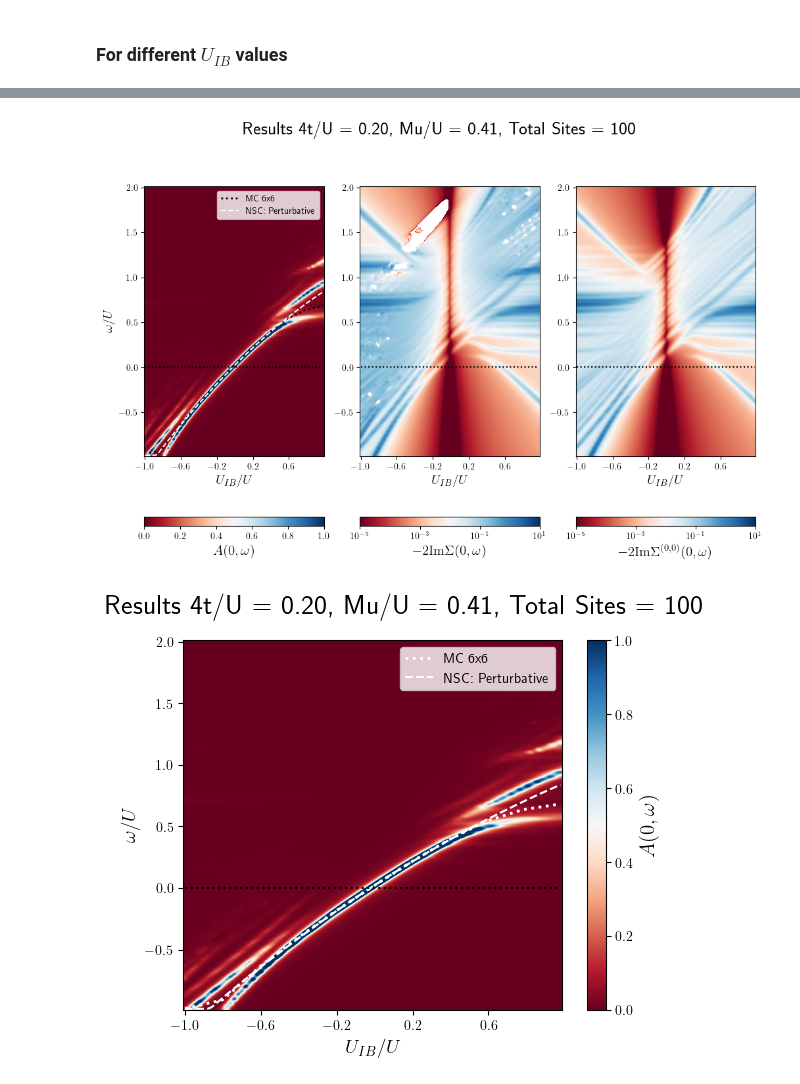
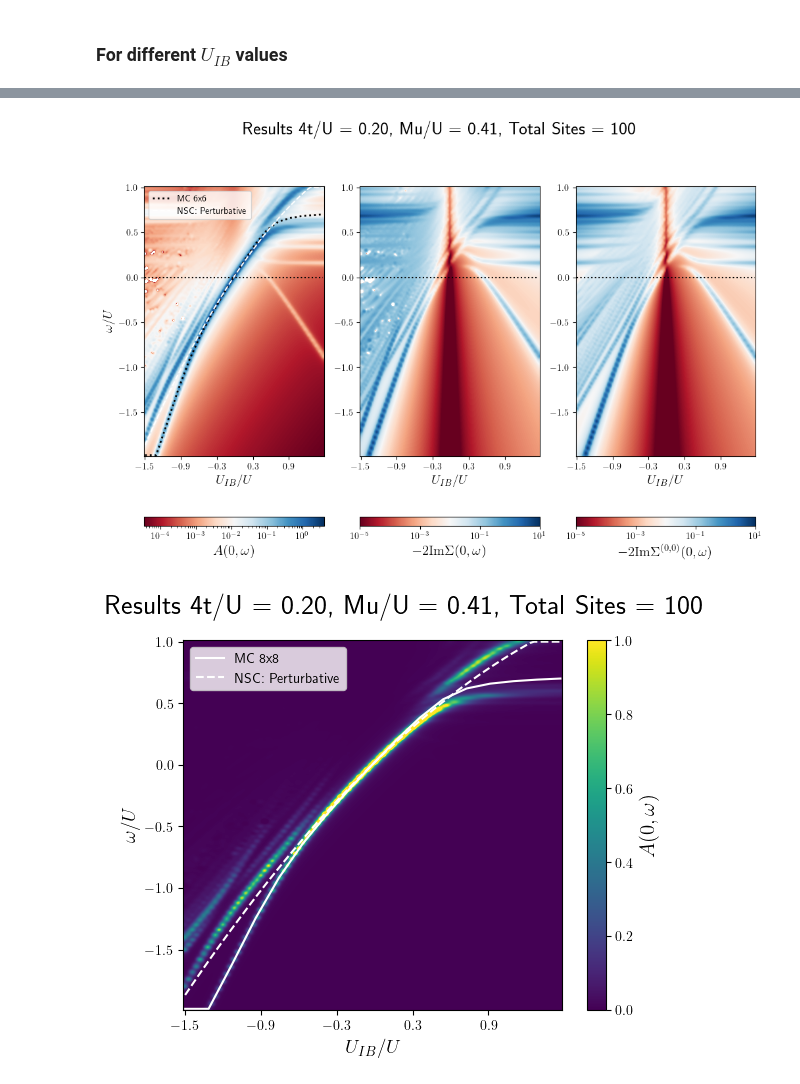
Before and after one commit to ragheedalhyder/BoseHubbard, a Jupyter notebook: src/Comparison_MC.ipynb, the cells around one changed output, grey strips where cells are left out. Saved outputs shown, nothing was run; the diff lists cells and outputs as text; code cells hidden in the pictures.

```diff
--- a/src/Comparison_MC.ipynb
+++ b/src/Comparison_MC.ipynb
@@ -38,8 +38,8 @@ M = Lx * Ly
 
 grid = Grid(Lx, Ly)
 
-num_en = 150 #150 # 100
-num_UIB = 100 # 100
+num_en = 250 #150 # 100
+num_UIB = 150 # 100
 en_vector = np.linspace(-2,1,num_en)
 UIBs = np.linspace(-1.5, 1.5, num_UIB)
 # %%
@@ -266,11 +259,9 @@ fig, (ax1, ax2, ax3) = plt.subplots(ncols = 3, figsize = (12,8))
 # Create the plot
 # Set the aspect ratio to the ratio of the number of x points to the number of y points
 aspect_ratio = 1#'auto'#1
-im1 = ax1.imshow(SpectralFuncs_rot, interpolation = 'bicubic', cmap='RdBu', aspect = aspect_ratio)#, norm=matplotlib.colors.LogNorm())
+im1 = ax1.imshow(SpectralFuncs_rot, interpolation = 'bicubic', cmap='RdBu', aspect = aspect_ratio, norm=matplotlib.colors.LogNorm())
 im2 = ax2.imshow(-2*np.imag(Sigma_rot), interpolation = 'bicubic',cmap='RdBu', aspect = aspect_ratio, norm=matplotlib.colors.LogNorm())
 im3 = ax3.imshow(-2*np.imag(Sigma00_rot), interpolation = 'bicubic',cmap='RdBu', aspect = aspect_ratio,norm=matplotlib.colors.LogNorm())
-
-
 
 
 # Select a subset of dJUs and en_vector for the ticks
@@ -310,18 +301,19 @@ cb2 = plt.colorbar(im2,orientation="horizontal")
 cb2.set_label(label = "$-2\mathrm{Im\Sigma(0,\omega)}$",size=15,weight='bold')
 cb3 = plt.colorbar(im3,orientation="horizontal")
 cb3.set_label(label = "$-2\mathrm{Im\Sigma^{(0,0)}(0,\omega)}$",size=15,weight='bold')
-im1.set_clim(0, 1)
+# im1.set_clim(0, 1)
 im2.set_clim(1e-5, 1e1)
 im3.set_clim(1e-5, 1e1)
-
 
 idx = np.searchsorted(en_vector, 0, side="left") # find \omega = 0
 
 # X, Y = np.meshgrid(UIBs, omega0s + omega1s + omega2s)
 # ax2 = ax.twinx()
 # Transform the y-coordinates of the plot to match the image coordinates
-plot_x = np.interp(u_ib_np, (u_ib_np.min(), u_ib_np.max()), (0, SpectralFuncs_rot.shape[1]-1))
-plot_y = SpectralFuncs_rot.shape[0] - 1 - np.interp(E_imp_np, (en_vector.min(), en_vector.max()), (0, SpectralFuncs_rot.shape[0]-1))
+uibmatija = u_ib_np8by8
+Eimpmatija = E_imp_np8by8
+plot_x = np.interp(uibmatija, (uibmatija.min(), uibmatija.max()), (0, SpectralFuncs_rot.shape[1]-1))
+plot_y = SpectralFuncs_rot.shape[0] - 1 - np.interp(Eimpmatija, (en_vector.min(), en_vector.max()), (0, SpectralFuncs_rot.shape[0]-1))
 
 # Another method to interpolate
 # interp_func_x = interp1d((u_ib_np.min(), u_ib_np.max()), (0, SpectralFuncs_rot.shape[1]-1), kind='linear', fill_value="extrapolate")
@@ -330,7 +322,6 @@ plot_y = SpectralFuncs_rot.shape[0] - 1 - np.interp(E_imp_np, (en_vector.min(),
 # # Use interpolation functions
 # plot_x = interp_func_x(u_ib_np)
 # plot_y = SpectralFuncs_rot.shape[0] - 1 - interp_func_y(E_imp_np)
-
 
 # Overlay the plot on top of the imshow figure
 fig.suptitle(f"Results 4t/U = {dJU:0.2f}, Mu/U = {muU:0.2f}, Total Sites = {M}", fontsize = 20)
@@ -355,7 +346,7 @@ ax1.legend()
 
 plt.show()
 # %% [output]
-[figure, old version]
+[figure, new version]
 # %%
 from scipy.interpolate import interp1d
 
@@ -372,7 +363,7 @@ fig, ax1 = plt.subplots( )
 # Create the plot
 # Set the aspect ratio to the ratio of the number of x points to the number of y points
 aspect_ratio = 0.65#'auto'#1
-im1 = ax1.imshow(SpectralFuncs_rot, interpolation = 'bicubic', cmap='RdBu', aspect = aspect_ratio)#, norm=matplotlib.colors.LogNorm())
+im1 = ax1.imshow(SpectralFuncs_rot, interpolation = 'bicubic', aspect = aspect_ratio)#, norm=matplotlib.colors.LogNorm())
 
 
 # Select a subset of dJUs and en_vector for the ticks
@@ -404,46 +395,45 @@ cb1.set_label(label="$A(0,\omega)$",size=15,weight='bold')
 
 im1.set_clim(0, 1)
 
-
-
 idx = np.searchsorted(en_vector, 0, side="left") # find \omega = 0
 
 # X, Y = np.meshgrid(UIBs, omega0s + omega1s + omega2s)
 # ax2 = ax.twinx()
 # Transform the y-coordinates of the plot to match the image coordinates
-# plot_x = np.interp(u_ib_np, (u_ib_np.min(), u_ib_np.max()), (0, SpectralFuncs_rot.shape[1]-1))
-# plot_y = SpectralFuncs_rot.shape[0] - 1 - np.interp(E_imp_np, (en_vector.min(), en_vector.max()), (0, SpectralFuncs_rot.shape[0]-1))
+plot_x = np.interp(uibmatija, (uibmatija.min(), uibmatija.max()), (0, SpectralFuncs_rot.shape[1]-1))
+plot_y_matija = SpectralFuncs_rot.shape[0] - 1 - np.interp(Eimpmatija, (en_vector.min(), en_vector.max()), (0, SpectralFuncs_rot.shape[0]-1))
 
-# Another method to interpolate
-interp_func_x = interp1d((u_ib_np.min(), u_ib_np.max()), (0, SpectralFuncs_rot.shape[1]-1), kind='linear', fill_value="extrapolate")
-interp_func_y = interp1d((en_vector.min(), en_vector.max()), (0, SpectralFuncs_rot.shape[0]-1), kind='linear', fill_value="extrapolate")
+# # Another method to interpolate
+# interp_func_x = interp1d((uibmatija.min(), uibmatija.max()), (0, SpectralFuncs_rot.shape[1]-1), kind='linear', fill_value="extrapolate")
 
-# Use interpolation functions
-plot_x = interp_func_x(u_ib_np)
-plot_y = SpectralFuncs_rot.shape[0] - 1 - interp_func_y(E_imp_np)
-plot_y[plot_y >149] = 149
+# interp_func_y = interp1d((en_vector.min(), en_vector.max()), (0, SpectralFuncs_rot.shape[0]-1), kind='linear', fill_value="extrapolate")
+
+# # Use interpolation functions
+# plot_x = interp_func_x(uibmatija)
+# plot_y = SpectralFuncs_rot.shape[0] - 1 - interp_func_y(Eimpmatija)
+# plot_y[plot_y >149] = 149
 
 # Overlay the plot on top of the imshow figure
 fig.suptitle(f"Results 4t/U = {dJU:0.2f}, Mu/U = {muU:0.2f}, Total Sites = {M}", fontsize = 12)
-ax1.plot(plot_x, plot_y, linestyle = ':', label='MC 6x6', color='white', linewidth=2)
+ax1.plot(plot_x, plot_y_matija, label='MC 8x8', color='white', linewidth=1.5)
 
 plot_x = np.interp(UIBs, (UIBs.min(), UIBs.max()), (0, SpectralFuncs_rot.shape[1]-1))
 plot_y = SpectralFuncs_rot.shape[0] - 1 - np.interp(omega0s + omega1s + omega2s, (en_vector.min(), en_vector.max()), (0, SpectralFuncs_rot.shape[0]-1))
 plot_non_T = SpectralFuncs_rot.shape[0] - 1 - np.interp(np.real(Sigma_rot[idx,:]), (en_vector.min(), en_vector.max()), (0, SpectralFuncs_rot.shape[0]-1))
 plot_0 = len(en_vector) - idx + np.zeros(len(plot_y))
 
 # Overlay the plot on top of the imshow figure
 fig.suptitle(f"Results 4t/U = {dJU:0.2f}, Mu/U = {muU:0.2f}, Total Sites = {M}", fontsize = 20)
 ax1.plot(plot_x, plot_y, linestyle = '--', label='NSC:  Perturbative', color='white', linewidth=1.5)
 
 #ax1.plot(plot_x, plot_non_T, linestyle = ':', label='NSC:  Ladder', color='white', linewidth=1.5)
-ax1.plot(plot_x, plot_0, linestyle = ':', color='black', linewidth=1.5)
+# ax1.plot(plot_x, plot_0, color='black', linewidth=1.5)
 # ax1.set_ylim(-1, 1 - SpectralFuncs_rot.shape[0])
 
 #ax2.plot(plot_x, plot_y, linestyle = '--', label='Perturbative - Rayl. Schr.', color='white', linewidth=1.5)
 
 ax1.legend()
 
 plt.show()
 # %% [output]
-[figure, old version]
+[figure, new version]
```
Also changed, not shown: parts of 10 cells of this notebook, 2 other files.
